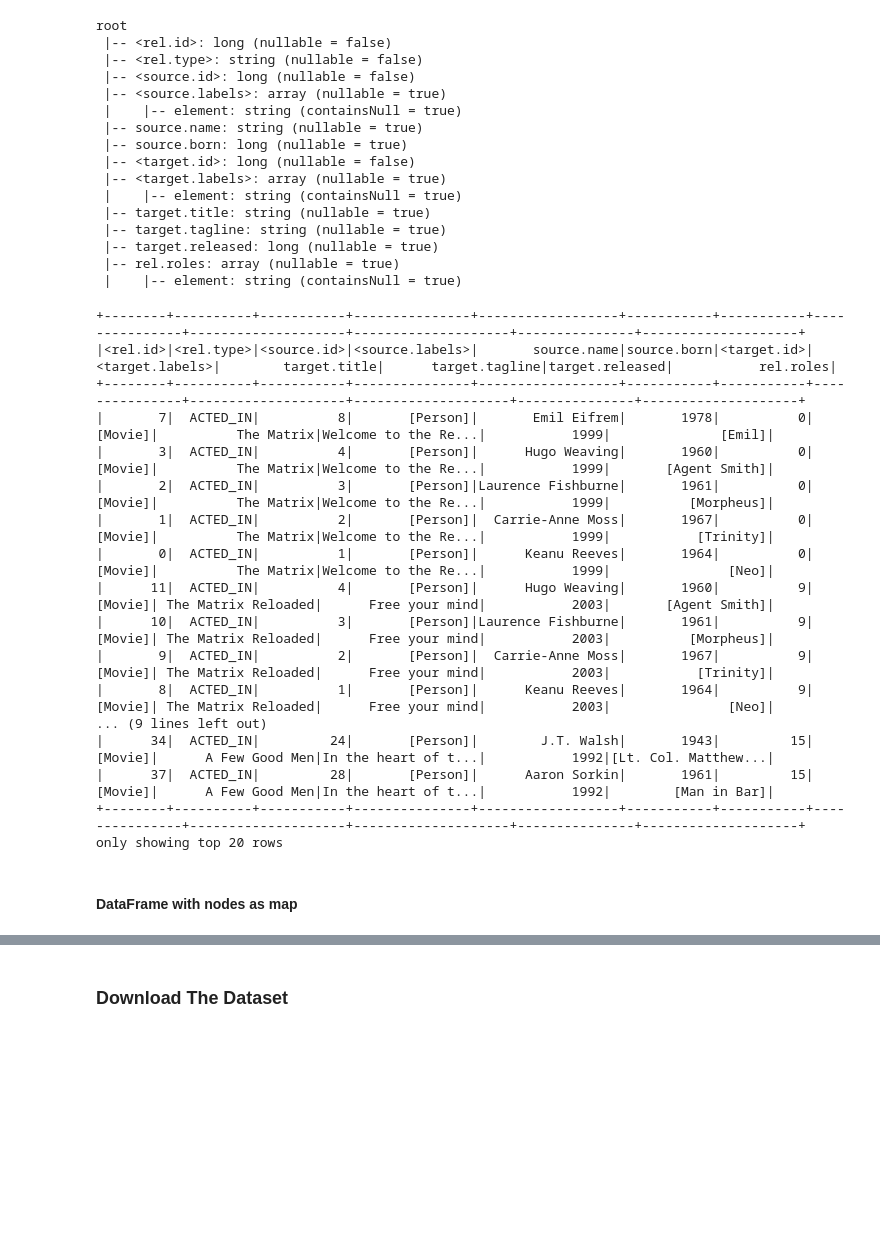
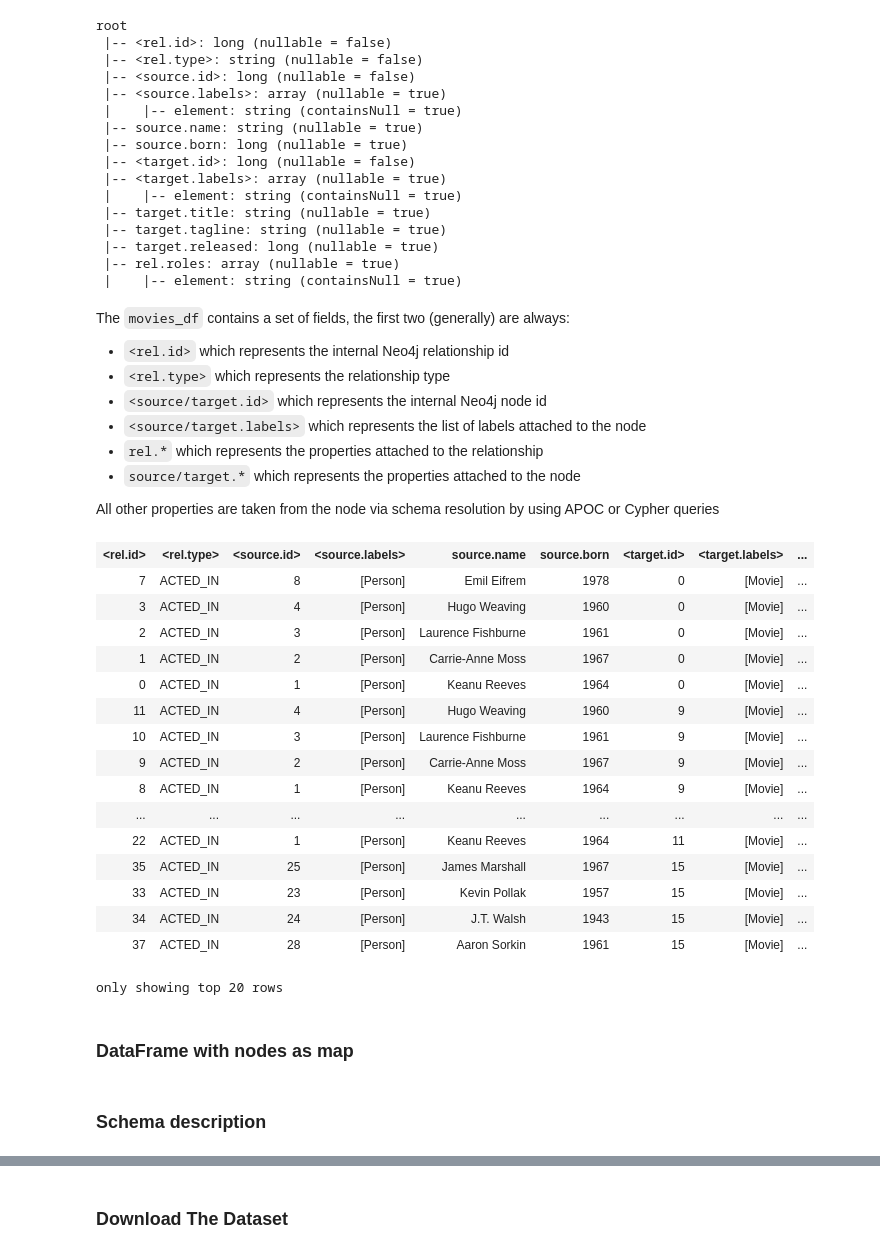
Before and after one commit to conker84/gc-2k22-spark, a Jupyter notebook: neo4j_spark.ipynb, the cells around one changed output, grey strips where cells are left out. Cells and saved outputs as stored; diff of their text form; code cells hidden in the pictures; blank space fills up the shorter version.

```diff
--- a/neo4j_spark.ipynb
+++ b/neo4j_spark.ipynb
@@ -24,5 +554,5 @@ findspark.init()
 # %%
-neo4j_url = "neo4j+s://.databases.neo4j.io:7687" # put your neo4j url here
+neo4j_url = "" # put your neo4j url here
 # %%
 neo4j_user = "neo4j" # put your neo4j user here
 # %%
@@ -672,28 +680,39 @@ root
  |-- target.released: long (nullable = true)
  |-- rel.roles: array (nullable = true)
  |    |-- element: string (containsNull = true)
+# %% [markdown]
+The `movies_df` contains a set of fields, the first two (generally) are always:
+
+* `<rel.id>` which represents the internal Neo4j relationship id
+* `<rel.type>` which represents the relationship type
+* `<source/target.id>` which represents the internal Neo4j node id
+* `<source/target.labels>` which represents the list of labels attached to the node
+* `rel.*` which represents the properties attached to the relationship
+* `source/target.*` which represents the properties attached to the node
+
+All other properties are taken from the node via schema resolution by using APOC or Cypher queries
 # %%
-actedin_df.show()
+actedin_df
 # %% [output]
+| <rel.id> | <rel.type> | <source.id> | <source.labels> | source.name | source.born | <target.id> | <target.labels> | ... |
+| 7 | ACTED_IN | 8 | [Person] | Emil Eifrem | 1978 | 0 | [Movie] | ... |
+| 3 | ACTED_IN | 4 | [Person] | Hugo Weaving | 1960 | 0 | [Movie] | ... |
+| 2 | ACTED_IN | 3 | [Person] | Laurence Fishburne | 1961 | 0 | [Movie] | ... |
+| 1 | ACTED_IN | 2 | [Person] | Carrie-Anne Moss | 1967 | 0 | [Movie] | ... |
+| 0 | ACTED_IN | 1 | [Person] | Keanu Reeves | 1964 | 0 | [Movie] | ... |
+| 11 | ACTED_IN | 4 | [Person] | Hugo Weaving | 1960 | 9 | [Movie] | ... |
+| 10 | ACTED_IN | 3 | [Person] | Laurence Fishburne | 1961 | 9 | [Movie] | ... |
+| 9 | ACTED_IN | 2 | [Person] | Carrie-Anne Moss | 1967 | 9 | [Movie] | ... |
+| 8 | ACTED_IN | 1 | [Person] | Keanu Reeves | 1964 | 9 | [Movie] | ... |
+| ... | ... | ... | ... | ... | ... | ... | ... | ... |
+| 22 | ACTED_IN | 1 | [Person] | Keanu Reeves | 1964 | 11 | [Movie] | ... |
+| 35 | ACTED_IN | 25 | [Person] | James Marshall | 1967 | 15 | [Movie] | ... |
+| 33 | ACTED_IN | 23 | [Person] | Kevin Pollak | 1957 | 15 | [Movie] | ... |
+| 34 | ACTED_IN | 24 | [Person] | J.T. Walsh | 1943 | 15 | [Movie] | ... |
+| 37 | ACTED_IN | 28 | [Person] | Aaron Sorkin | 1961 | 15 | [Movie] | ... |
-+--------+----------+-----------+---------------+------------------+-----------+-----------+---------------+--------------------+--------------------+---------------+--------------------+
-|<rel.id>|<rel.type>|<source.id>|<source.labels>|       source.name|source.born|<target.id>|<target.labels>|        target.title|      target.tagline|target.released|           rel.roles|
-+--------+----------+-----------+---------------+------------------+-----------+-----------+---------------+--------------------+--------------------+---------------+--------------------+
-|       7|  ACTED_IN|          8|       [Person]|       Emil Eifrem|       1978|          0|        [Movie]|          The Matrix|Welcome to the Re...|           1999|              [Emil]|
-|       3|  ACTED_IN|          4|       [Person]|      Hugo Weaving|       1960|          0|        [Movie]|          The Matrix|Welcome to the Re...|           1999|       [Agent Smith]|
-|       2|  ACTED_IN|          3|       [Person]|Laurence Fishburne|       1961|          0|        [Movie]|          The Matrix|Welcome to the Re...|           1999|          [Morpheus]|
-|       1|  ACTED_IN|          2|       [Person]|  Carrie-Anne Moss|       1967|          0|        [Movie]|          The Matrix|Welcome to the Re...|           1999|           [Trinity]|
-|       0|  ACTED_IN|          1|       [Person]|      Keanu Reeves|       1964|          0|        [Movie]|          The Matrix|Welcome to the Re...|           1999|               [Neo]|
-|      11|  ACTED_IN|          4|       [Person]|      Hugo Weaving|       1960|          9|        [Movie]| The Matrix Reloaded|      Free your mind|           2003|       [Agent Smith]|
-|      10|  ACTED_IN|          3|       [Person]|Laurence Fishburne|       1961|          9|        [Movie]| The Matrix Reloaded|      Free your mind|           2003|          [Morpheus]|
-|       9|  ACTED_IN|          2|       [Person]|  Carrie-Anne Moss|       1967|          9|        [Movie]| The Matrix Reloaded|      Free your mind|           2003|           [Trinity]|
-|       8|  ACTED_IN|          1|       [Person]|      Keanu Reeves|       1964|          9|        [Movie]| The Matrix Reloaded|      Free your mind|           2003|               [Neo]|
-... (9 lines left out)
-|      34|  ACTED_IN|         24|       [Person]|        J.T. Walsh|       1943|         15|        [Movie]|      A Few Good Men|In the heart of t...|           1992|[Lt. Col. Matthew...|
-|      37|  ACTED_IN|         28|       [Person]|      Aaron Sorkin|       1961|         15|        [Movie]|      A Few Good Men|In the heart of t...|           1992|        [Man in Bar]|
-+--------+----------+-----------+---------------+------------------+-----------+-----------+---------------+--------------------+--------------------+---------------+--------------------+
 only showing top 20 rows
 # %% [markdown]
-#### DataFrame with nodes as map
+### DataFrame with nodes as map
 # %%
 actedin_map_df = (spark.read
             .format('org.neo4j.spark.DataSource')
@@ -702,5 +721,7 @@ actedin_map_df = (spark.read
             .option('relationship.source.labels', ':Person')
             .option('relationship.target.labels', ':Movie')
             .load())
+# %% [markdown]
+### Schema description
 # %%
 actedin_map_df.printSchema()
```
Also changed, not shown: parts of 60 cells of this notebook.
